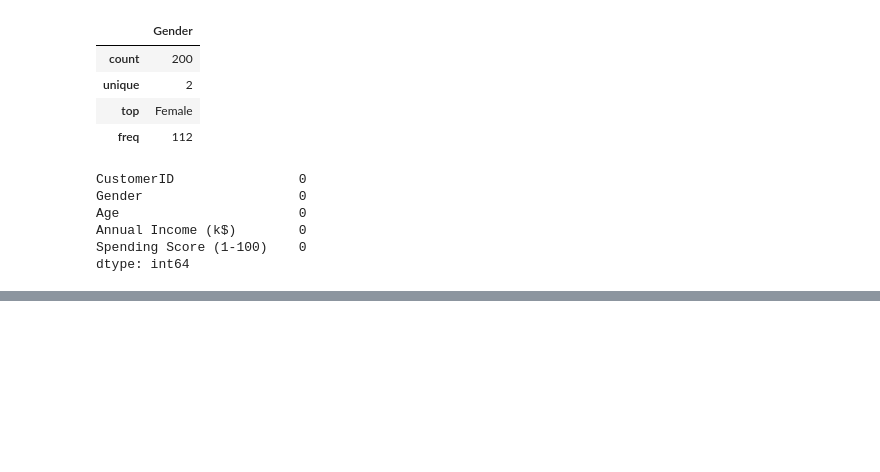
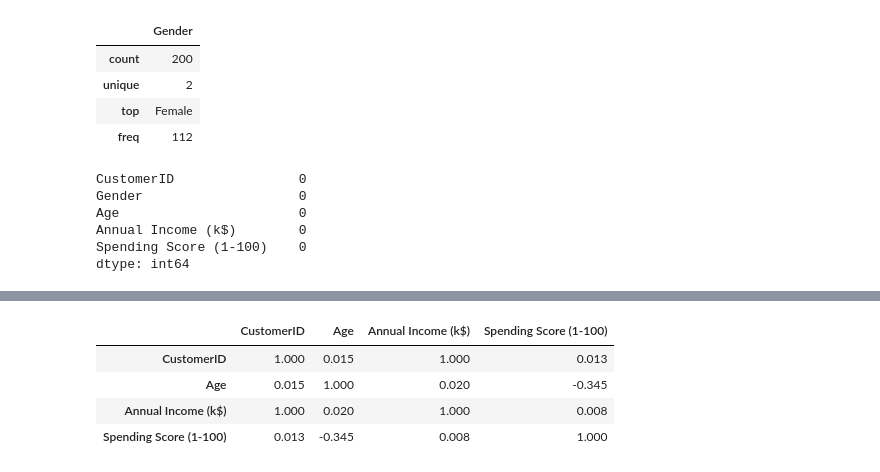
Before and after one commit to Felandim/PortfolioProjetos, a Jupyter notebook: 2 Segmentação de clientes/notebook/projeto_supermercado_01_eda_vazio.ipynb, the cells around one changed output, grey strips where cells are left out. Drawn from its saved outputs; the diff is of its cells as text; code cells hidden in the pictures; blank space fills up the shorter version.

```diff
--- a/2 Segmentação de clientes/notebook/projeto_supermercado_01_eda_vazio.ipynb
+++ b/2 Segmentação de clientes/notebook/projeto_supermercado_01_eda_vazio.ipynb
@@ -120,0 +152,9 @@ dtype: int64
+# %%
+with pd.option_context('display.float_format', '{:.3f}'.format):
+    display(df_analise.corr(numeric_only=True, method = 'spearman'))
+# %% [output]
+|  | CustomerID | Age | Annual Income (k$) | Spending Score (1-100) |
+| CustomerID | 1.000 | 0.015 | 1.000 | 0.013 |
+| Age | 0.015 | 1.000 | 0.020 | -0.345 |
+| Annual Income (k$) | 1.000 | 0.020 | 1.000 | 0.008 |
+| Spending Score (1-100) | 0.013 | -0.345 | 0.008 | 1.000 |
```
Also changed, not shown: parts of 4 cells of this notebook.
